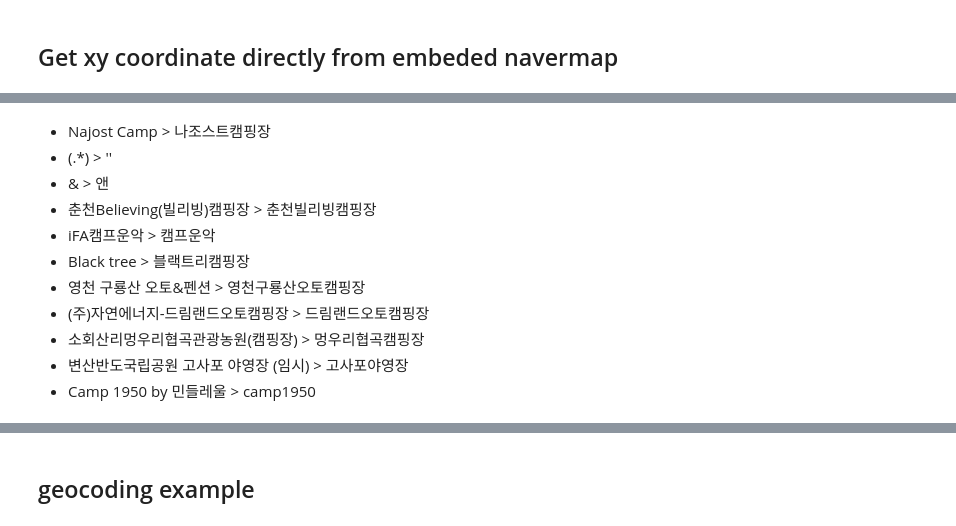
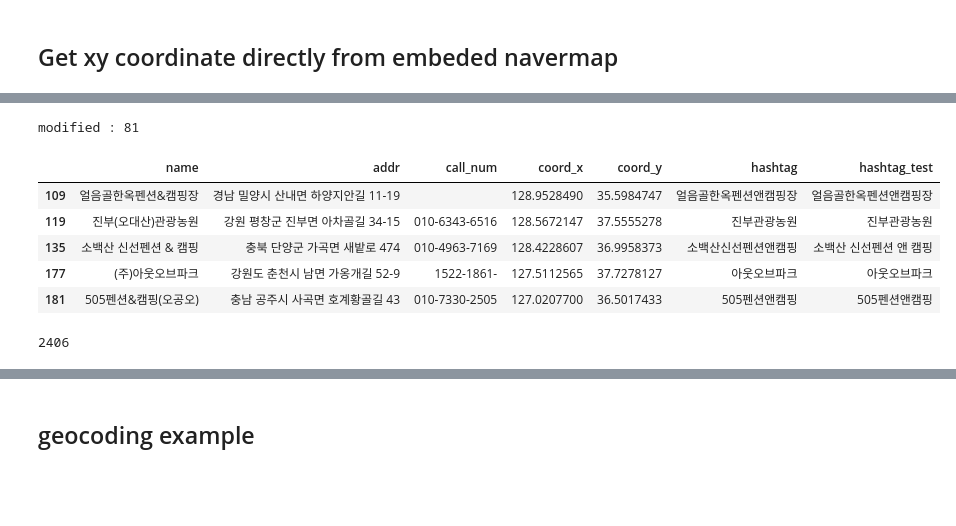
Before and after one commit to mapmatters/layerbylayer, a Jupyter notebook: get_siteinfo_2.ipynb, the cells around one changed output, grey strips where cells are left out. Cells and saved outputs as stored; diff of their text form; code cells hidden in the pictures; blank space fills up the shorter version.

Commit message:
improve getting xy coordinate information

```diff
--- a/get_siteinfo_2.ipynb
+++ b/get_siteinfo_2.ipynb
@@ -74,20 +134,0 @@ def get_siteinfo(bsobj):
-# %%
-cols = ['name','addr', 'call_num','coord_x','coord_y']
-df_fn = pd.DataFrame(columns=cols)
-limit_ = 1000
-
-chrome_path = '/usr/local/bin/chromedriver'
-driver = webdriver.Chrome(chrome_path, options=options)
-
-for i in range(1,4):
-#     print(i)
-    url = 'https://www.gocamping.or.kr/bsite/camp/info/list.do?listTy=MAP&pageUnit={limit}&searchKrwd=&listOrdrTrget=last_updusr_pnttm&pageIndex={page}'.format(limit=limit_, page=i)
-    print(url)
-    driver.get(url)
-    time.sleep(3)
-    source = driver.page_source
-    data = bs(source, 'html.parser')
-
-    df_rslt = get_siteinfo(data)
-#     print(df_rslt.head())
-    df_fn = df_fn.append(df_rslt)
@@ -115,3 +135,50 @@ https://www.gocamping.or.kr/bsite/camp/info/list.do?listTy=MAP&pageUnit=1000&sea
 # %%
 df = df_fn.reset_index(drop=True)
+# %%
+def name_for_tag(x):
+    if x=="Najost Camp": return "나조스트캠핑장"
+    elif x=="iFA캠프운악": return "캠프운악"
+    elif x=="Black tree": return "블랙트리캠핑장"
+    elif x=="영천 구룡산 오토&펜션": return "영천구룡산오토캠핑장"
+    elif x=="(주)자연에너지-드림랜드오토캠핑장": return "드림랜드오토캠핑장"
+    elif x=="소회산리멍우리협곡관광농원(캠핑장)": return "멍우리협곡캠핑장"
+    elif x=="춘천Believing(빌리빙)캠핑장": return "춘천빌리빙캠핑장"
+    elif x=="변산반도국립공원 고사포 야영장 (임시)": return "고사포야영장"
+    elif x=="A&J오토캠핑장": return "AJ오토캠핑장"
+    elif x=="Camp 1950 by 민들레울": return "camp1950"
+    elif x=="(주)자연인": return "자연인글램핑"
+    elif x=="(주)수동자연마을 힐링별밤수목원캠핑장": return "힐링별밤수목원캠핑장"
+    elif x=="stay714": return "스테이714"
+    elif x=="선녀와나무꾼": return "선녀와나무꾼캠핑장"
+    elif x=="블루스카이": return "블루스카이캠핑장"
+    elif x=="CLUB 596": return "클럽596"
+    elif x=="비토애": return "비토애글램핑"
+    elif x=="(주)연합진흥 경도 글램핑파크": return "경도글램핑파크"
+    elif x=="(주)태평소금 천일염 힐링캠프": return "천일염힐링캠프"
+    elif x=="누룽지": return "누룽지캠핑장"
+    elif x=="포시즌": return "포시즌캠핑장"
+    elif x=="마이웨이 리조트 관광": return "마이웨이리조트"
+
+    elif "&" in x: return re.sub("&","앤", x)
+    elif re.search("\(.*\)", x): return re.sub("\(.*\)","", x)
+    else: return x
+#     else: return x.replace(" ","").strip()
+
+df["hashtag_test"] = df["name"].apply(name_for_tag)
+df["hashtag_test"] = df["hashtag_test"].apply(name_for_tag)
+df["hashtag"] = df["hashtag_test"].apply(lambda x: x.replace(" ","").strip())
+print('modified : {count}'.format(count=len(df[df["name"]!=df['hashtag_test']])))
+df[df["name"]!=df['hashtag_test']].head()
+# %% [output]
+modified : 81
+|  | name | addr | call_num | coord_x | coord_y | hashtag | hashtag_test |
+| 109 | 얼음골한옥펜션&캠핑장 | 경남 밀양시 산내면 하양지안길 11-19 |  | 128.9528490 | 35.5984747 | 얼음골한옥펜션앤캠핑장 | 얼음골한옥펜션앤캠핑장 |
+| 119 | 진부(오대산)관광농원 | 강원 평창군 진부면 아차골길 34-15 | 010-6343-6516 | 128.5672147 | 37.5555278 | 진부관광농원 | 진부관광농원 |
+| 135 | 소백산 신선펜션 & 캠핑 | 충북 단양군 가곡면 새밭로 474 | 010-4963-7169 | 128.4228607 | 36.9958373 | 소백산신선펜션앤캠핑 | 소백산 신선펜션 앤 캠핑 |
+| 177 | (주)아웃오브파크 | 강원도 춘천시 남면 가옹개길 52-9 | 1522-1861- | 127.5112565 | 37.7278127 | 아웃오브파크 | 아웃오브파크 |
+| 181 | 505펜션&캠핑(오공오) | 충남 공주시 사곡면 호계황골길 43 | 010-7330-2505 | 127.0207700 | 36.5017433 | 505펜션앤캠핑 | 505펜션앤캠핑 |
+# %%
+len(df['name'].unique())
+# %% [output]
+2406
 # %%
@@ -119,12 +185,0 @@ df_fn.to_csv("../file/campingsite.csv")
-# %% [markdown]
-* Najost Camp > 나조스트캠핑장
-* (.*) > ''
-* & > 앤
-* 춘천Believing(빌리빙)캠핑장 > 춘천빌리빙캠핑장
-* iFA캠프운악 > 캠프운악
-* Black tree > 블랙트리캠핑장
-* 영천 구룡산 오토&펜션 > 영천구룡산오토캠핑장
-* (주)자연에너지-드림랜드오토캠핑장 > 드림랜드오토캠핑장
-* 소회산리멍우리협곡관광농원(캠핑장) > 멍우리협곡캠핑장
-* 변산반도국립공원 고사포 야영장 (임시) > 고사포야영장
-* Camp 1950 by 민들레울 > camp1950
```
Also changed, not shown: parts of 15 cells of this notebook.
